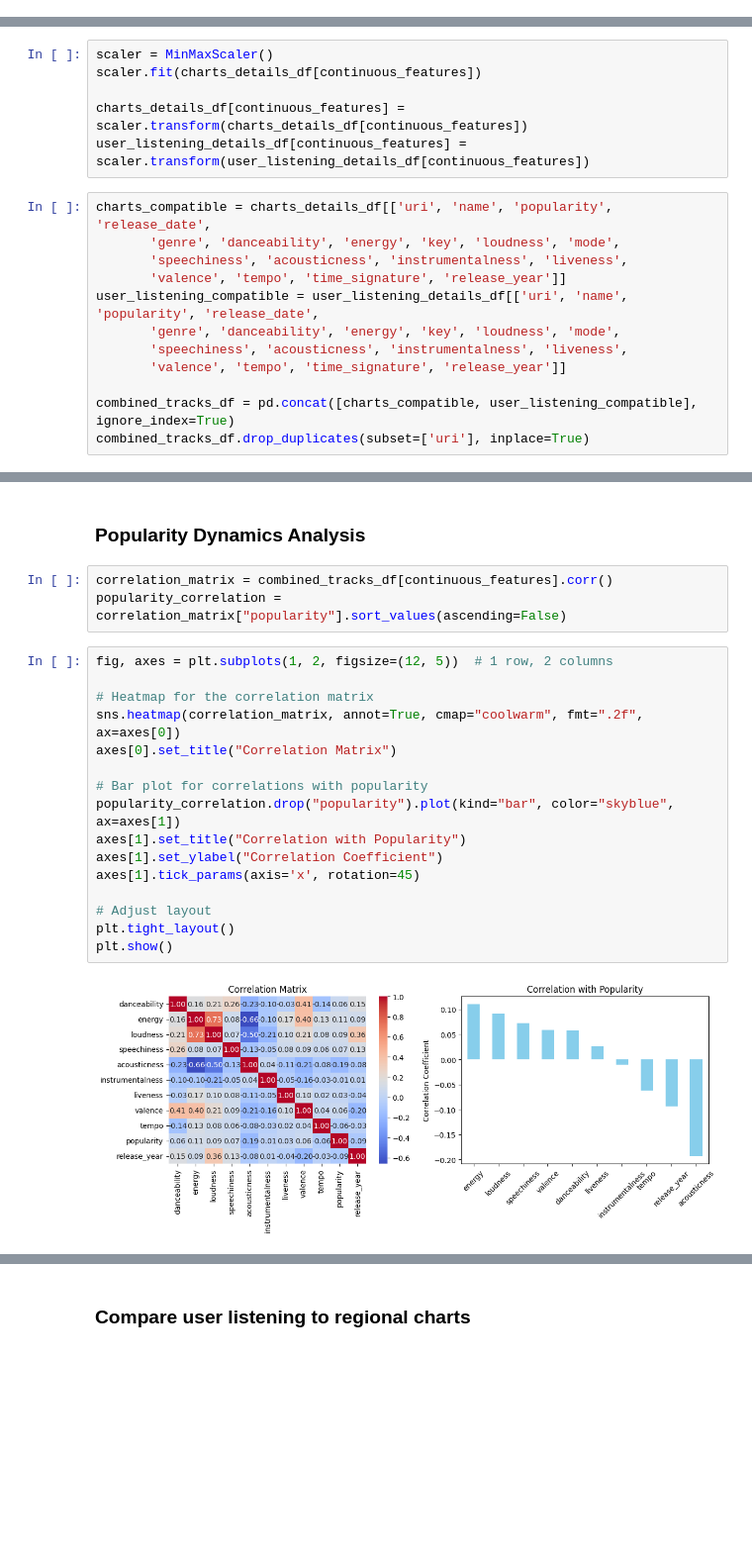
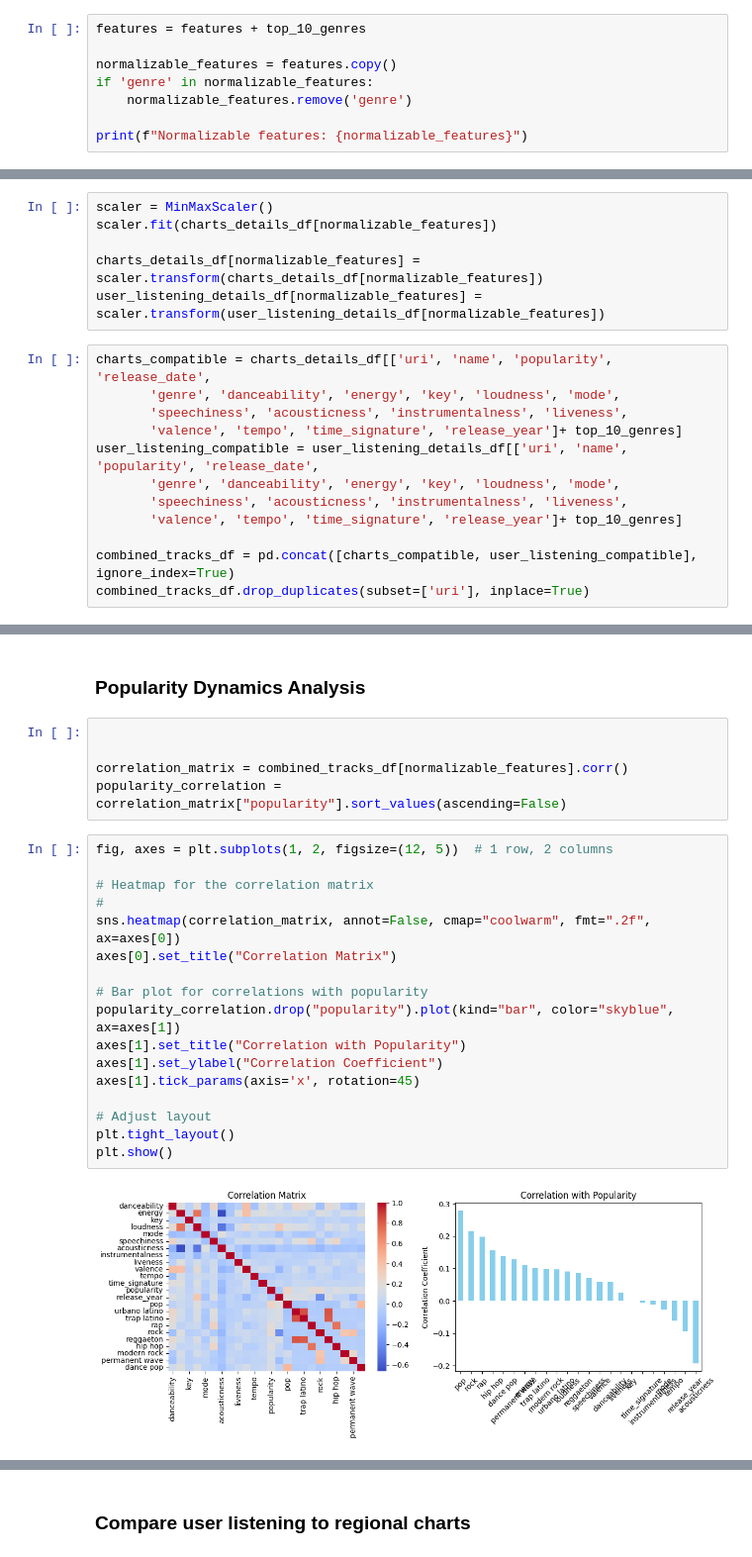
Before and after one commit to LNickelsburg/iss310-final-project, a Jupyter notebook: FinalProject.ipynb, the cells around one changed output, grey strips where cells are left out. Shown at 99% size. Drawn from its saved outputs; the diff is of its cells as text; blank space fills up the shorter version.

Commit message:
fixed genres

```diff
--- a/FinalProject.ipynb
+++ b/FinalProject.ipynb
@@ -193,0 +230,8 @@ Charts details columns: Index(['chart_date', 'scope', 'region', 'rank', 'uri', '
+# %%
+features = features + top_10_genres
+
+normalizable_features = features.copy()
+if 'genre' in normalizable_features:
+    normalizable_features.remove('genre')
+
+print(f"Normalizable features: {normalizable_features}")
@@ -194,18 +240,18 @@ Charts details columns: Index(['chart_date', 'scope', 'region', 'rank', 'uri', '
 # %%
 scaler = MinMaxScaler()
-scaler.fit(charts_details_df[continuous_features])
+scaler.fit(charts_details_df[normalizable_features])
 
-charts_details_df[continuous_features] = scaler.transform(charts_details_df[continuous_features])
-user_listening_details_df[continuous_features] = scaler.transform(user_listening_details_df[continuous_features])
+charts_details_df[normalizable_features] = scaler.transform(charts_details_df[normalizable_features])
+user_listening_details_df[normalizable_features] = scaler.transform(user_listening_details_df[normalizable_features])
 # %%
 charts_compatible = charts_details_df[['uri', 'name', 'popularity', 'release_date',
        'genre', 'danceability', 'energy', 'key', 'loudness', 'mode',
        'speechiness', 'acousticness', 'instrumentalness', 'liveness',
-       'valence', 'tempo', 'time_signature', 'release_year']]
+       'valence', 'tempo', 'time_signature', 'release_year']+ top_10_genres]
 user_listening_compatible = user_listening_details_df[['uri', 'name', 'popularity', 'release_date',
        'genre', 'danceability', 'energy', 'key', 'loudness', 'mode',
        'speechiness', 'acousticness', 'instrumentalness', 'liveness',
-       'valence', 'tempo', 'time_signature', 'release_year']]
+       'valence', 'tempo', 'time_signature', 'release_year']+ top_10_genres]
 
 combined_tracks_df = pd.concat([charts_compatible, user_listening_compatible], ignore_index=True)
 combined_tracks_df.drop_duplicates(subset=['uri'], inplace=True)
@@ -279,25 +340,28 @@ plt.show()
 # %% [markdown]
 ### **Popularity Dynamics Analysis**
 # %%
-correlation_matrix = combined_tracks_df[continuous_features].corr()
+
+
+correlation_matrix = combined_tracks_df[normalizable_features].corr()
 popularity_correlation = correlation_matrix["popularity"].sort_values(ascending=False)
 # %%
 fig, axes = plt.subplots(1, 2, figsize=(12, 5))  # 1 row, 2 columns
 
 # Heatmap for the correlation matrix
-sns.heatmap(correlation_matrix, annot=True, cmap="coolwarm", fmt=".2f", ax=axes[0])
+#
+sns.heatmap(correlation_matrix, annot=False, cmap="coolwarm", fmt=".2f", ax=axes[0])
 axes[0].set_title("Correlation Matrix")
 
 # Bar plot for correlations with popularity
 popularity_correlation.drop("popularity").plot(kind="bar", color="skyblue", ax=axes[1])
 axes[1].set_title("Correlation with Popularity")
 axes[1].set_ylabel("Correlation Coefficient")
 axes[1].tick_params(axis='x', rotation=45)
 
 # Adjust layout
 plt.tight_layout()
 plt.show()
 # %% [output]
-[figure, old version]
+[figure, new version]
 # %%
 # Compute user-specific correlations
```
Also changed, not shown: parts of 7 cells of this notebook.
